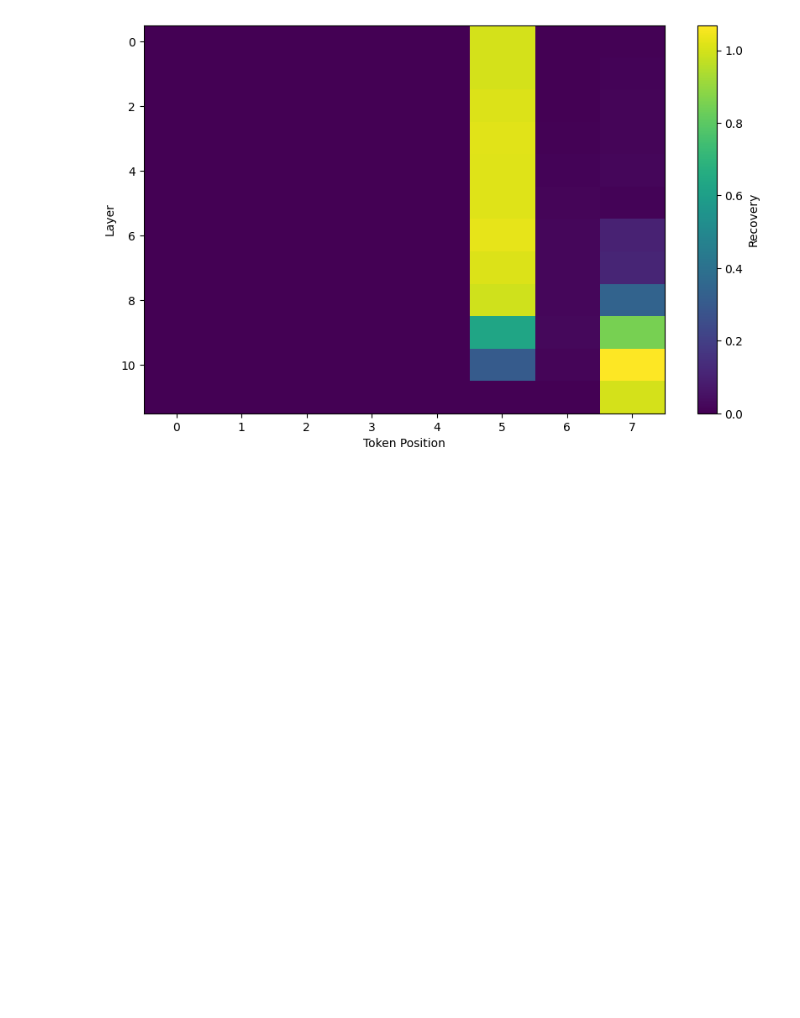
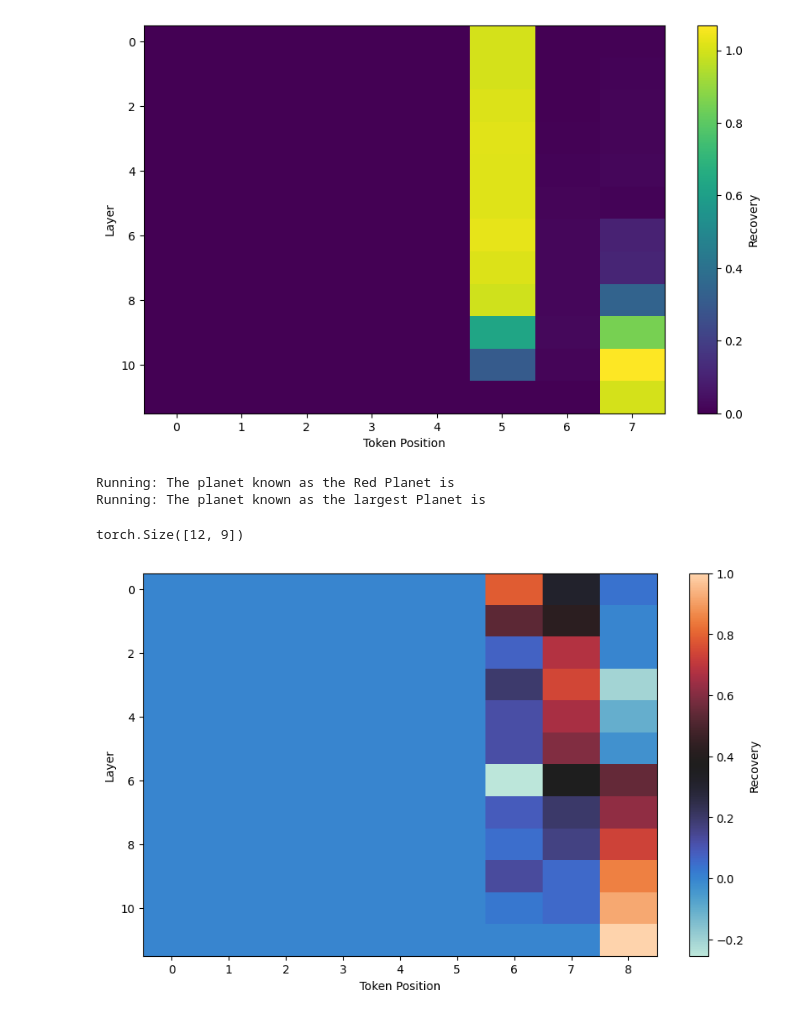
Before and after one commit to Project-MANAS-Research-AI/Jansi_Bapodara_Research_AI, a Jupyter notebook: causal_training.ipynb, the cells around one changed output. Drawn from its saved outputs; the diff is of its cells as text; code cells hidden in the pictures; blank space fills up the shorter version.

```diff
--- a/causal_training.ipynb
+++ b/causal_training.ipynb
@@ -410,7 +412,7 @@ prompt_pairs = [
 
     (
         "The planet known as the Red Planet is",
-        "The planet known as the Red Planet is",
+        "The planet known as the blue Planet is",
         " Mars"
     ),
 
@@ -782,3 +784,19 @@ plt.colorbar(
 plt.show()
 # %% [output]
 [figure]
+# %%
+prompt_pairs = [
+
+    (
+        "The planet known as the Red Planet is",
+        "The planet known as the blue Planet is",
+        " Mars"
+    ),
+
+    (
+        "The planet known as the largest Planet is",
+        "The planet known as the smallest Planet is",
+        " Jupiter"
+    )
+
+]
@@ -784,0 +898,55 @@ plt.show()
+# %%
+all_recoveries = []
+
+
+for clean_prompt, corrupt_prompt, answer in prompt_pairs:
+
+
+    print("Running:", clean_prompt)
+
+
+    result = run_patching(
+        clean_prompt,
+        corrupt_prompt,
+        answer
+    )
+
+
+    all_recoveries.append(result)
+
+
+    del result
+
+    torch.cuda.empty_cache()
+# %% [output]
+Running: The planet known as the Red Planet is
+Running: The planet known as the largest Planet is
+# %%
+average_recovery = torch.stack(
+    all_recoveries
+).mean(dim=0)
+
+
+print(average_recovery.shape)
+# %% [output]
+torch.Size([12, 9])
+# %%
+plt.figure(figsize=(10,6))
+
+plt.imshow(
+    average_recovery.numpy(),
+    aspect="auto",
+    cmap= 'icefire'
+)
+
+plt.xlabel("Token Position")
+
+plt.ylabel("Layer")
+
+plt.colorbar(
+    label="Recovery"
+)
+
+plt.show()
+# %% [output]
+[figure, added]
```
Also changed, not shown: parts of 2 cells of this notebook.
